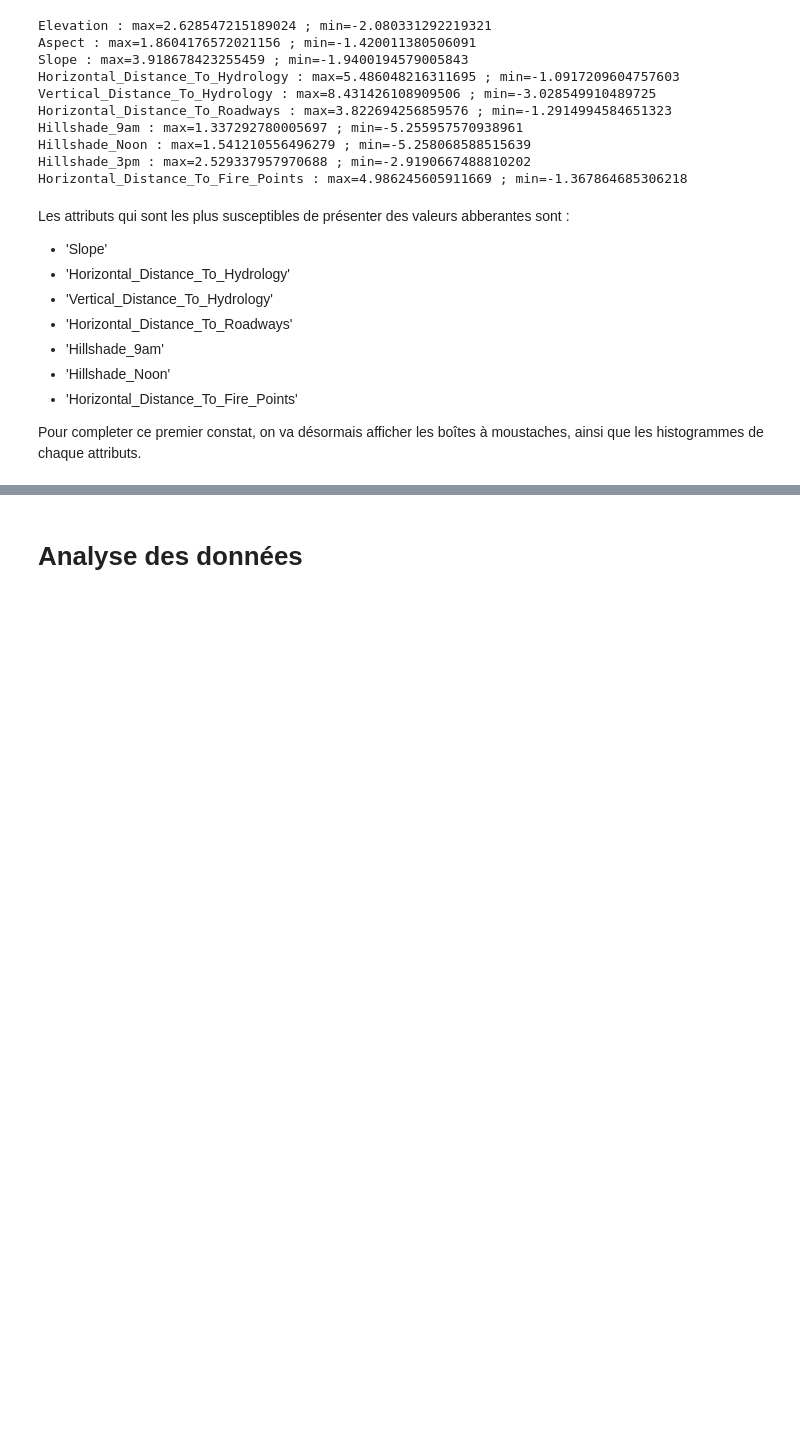
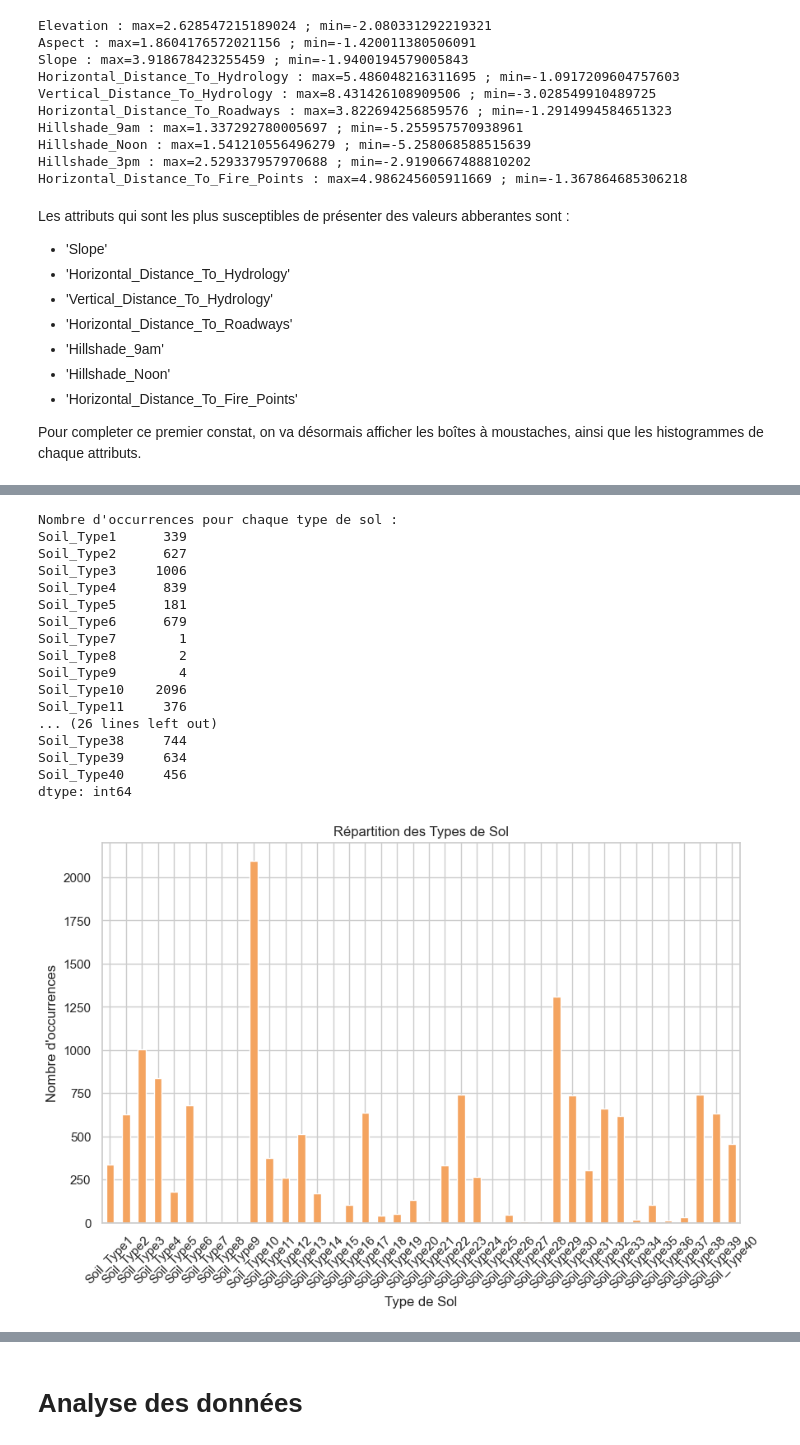
Before and after one commit to stephecw/Forest-Challenge, a Jupyter notebook: main.ipynb, the cells around one changed output, grey strips where cells are left out. Cells and saved outputs as stored; diff of their text form; code cells hidden in the pictures; blank space fills up the shorter version.

```diff
--- a/main.ipynb
+++ b/main.ipynb
@@ -145,0 +287,35 @@ plt.show()
+# %%
+# Colonnes de types de sol
+soil_columns = [col for col in data.columns if col.startswith('Soil_Type')]
+
+# On compte les occurences
+soil_counts = data[soil_columns].sum()
+print("Nombre d'occurrences pour chaque type de sol :")
+print(soil_counts)
+
+plt.figure(figsize=(10, 6))
+soil_counts.plot(kind='bar', color='sandybrown')
+plt.title("Répartition des Types de Sol")
+plt.xlabel("Type de Sol")
+plt.ylabel("Nombre d'occurrences")
+plt.xticks(rotation=45)
+plt.show()
+# %% [output]
+Nombre d'occurrences pour chaque type de sol :
+Soil_Type1      339
+Soil_Type2      627
+Soil_Type3     1006
+Soil_Type4      839
+Soil_Type5      181
+Soil_Type6      679
+Soil_Type7        1
+Soil_Type8        2
+Soil_Type9        4
+Soil_Type10    2096
+Soil_Type11     376
+... (26 lines left out)
+Soil_Type38     744
+Soil_Type39     634
+Soil_Type40     456
+dtype: int64
+[figure, added]
```
Also changed, not shown: parts of 28 cells of this notebook.
